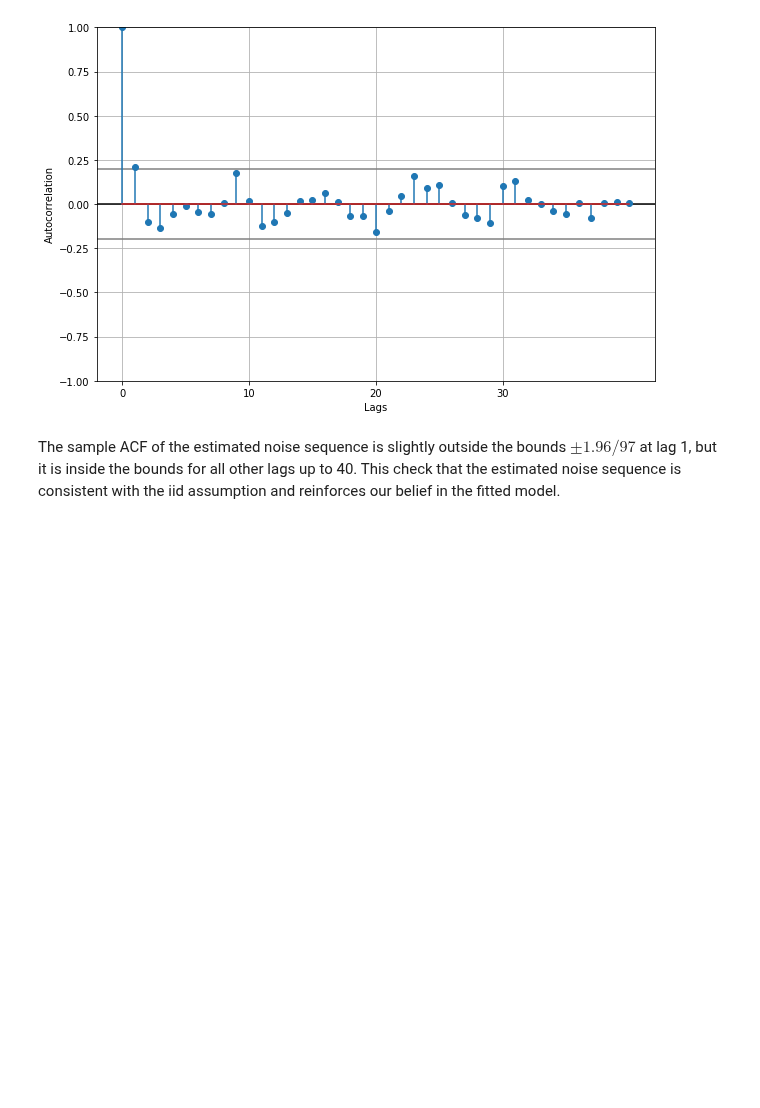
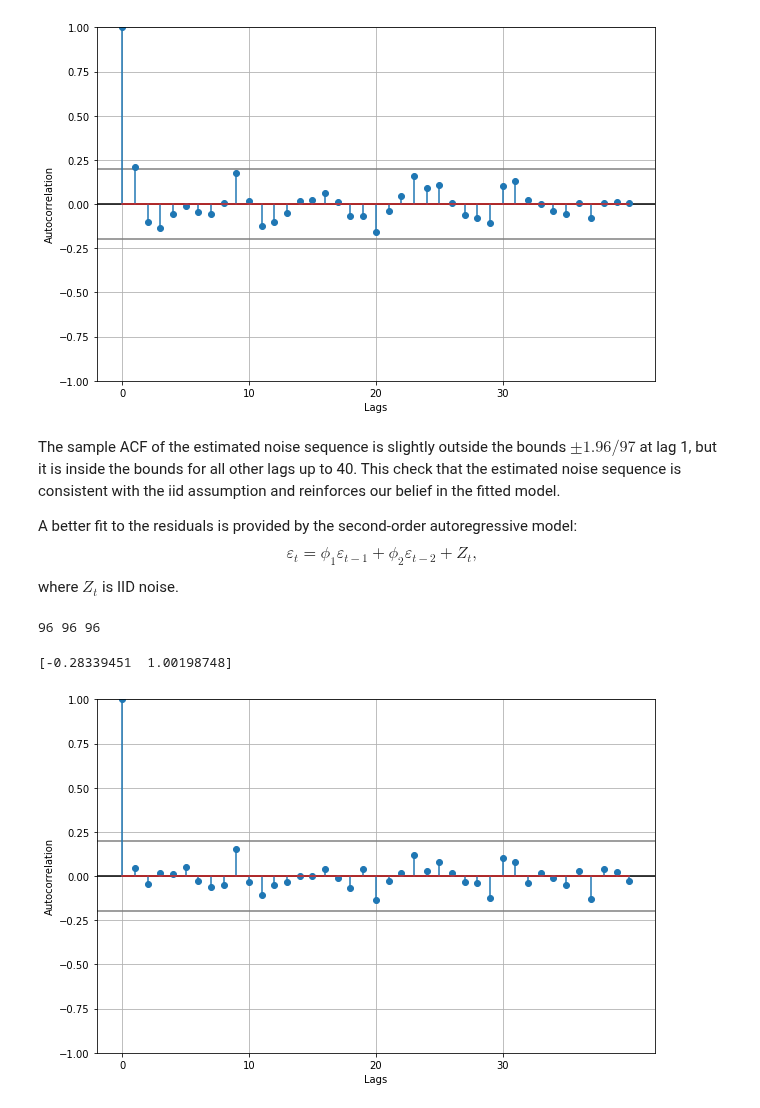
Before and after one commit to somnath1077/ML, a Jupyter notebook: timeseries/notebooks/LakeHuron_Case_Study.ipynb, the cells around one changed output. Saved outputs shown, nothing was run; the diff lists cells and outputs as text; code cells hidden in the pictures; blank space fills up the shorter version.

Commit message:
most of the Lake Huron stuff is done.

```diff
--- a/timeseries/notebooks/LakeHuron_Case_Study.ipynb
+++ b/timeseries/notebooks/LakeHuron_Case_Study.ipynb
@@ -213,3 +213,42 @@ plot_acf(df_residuals.residuals_of_residuals, max_lag=40)
 # %% [markdown]
 The sample ACF of the estimated noise sequence is slightly outside the bounds $\pm 1.96/97$ at lag 1, but it is inside the bounds for all other lags up to 40. This check that the estimated noise sequence is consistent with
 the iid assumption and reinforces our belief in the fitted model.
+
+A better fit to the residuals is provided by the second-order autoregressive model:
+$$
+        \varepsilon_t = \phi_1 \varepsilon_{t - 1} + \phi_2 \varepsilon_{t - 2} + Z_t,
+$$
+where $Z_t$ is IID noise.
+# %%
+residuals = list(df_huron.residuals)
+
+residuals_shifted_1 = residuals[1: ]
+residuals_shifted_2 = residuals[2: ]
+
+residuals = residuals[:-2]
+residuals_shifted_1 = residuals_shifted_1[: -1]
+
+print(len(residuals), len(residuals_shifted_1), len(residuals_shifted_2))
+# %% [output]
+96 96 96
+# %%
+df_ar_2 = pd.DataFrame(columns=['residuals', 'residuals_shft_1', 'residuals_shft_2'])
+df_ar_2['residuals'] = residuals
+df_ar_2['residuals_shft_1'] = residuals_shifted_1
+df_ar_2['residuals_shft_2'] = residuals_shifted_2
+
+model = LinearRegression(fit_intercept=False)
+
+model.fit(df_ar_2[['residuals', 'residuals_shft_1']], df_ar_2.residuals_shft_2)
+
+a_1 = model.coef_
+
+print(a_1)
+# %% [output]
+[-0.28339451  1.00198748]
+# %%
+df_ar_2['error'] = df_ar_2.residuals_shft_2 - a_1[0] * df_ar_2.residuals - a_1[1] * df_ar_2.residuals_shft_1
+# %%
+plot_acf(df_ar_2.error, max_lag=40)
+# %% [output]
+[figure, added]
```
